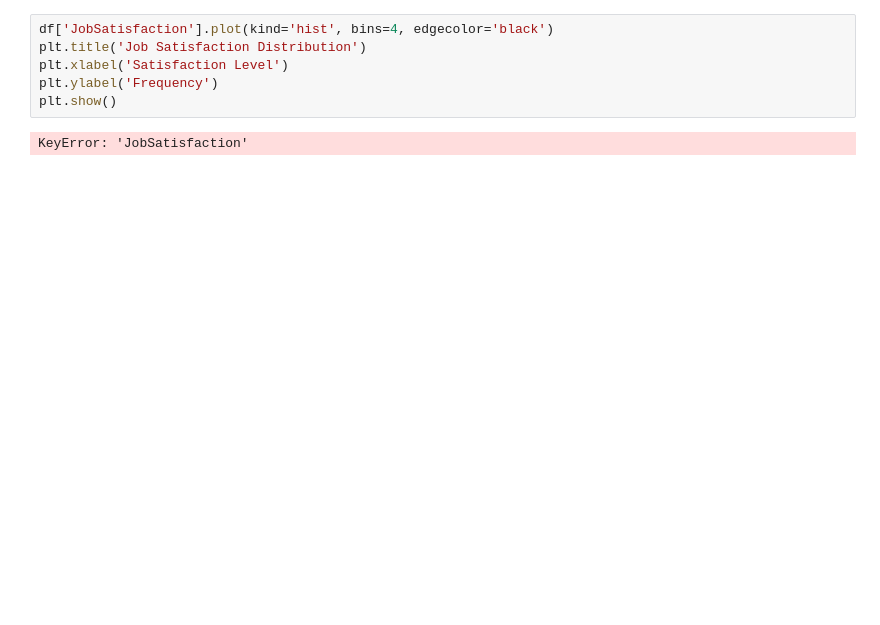
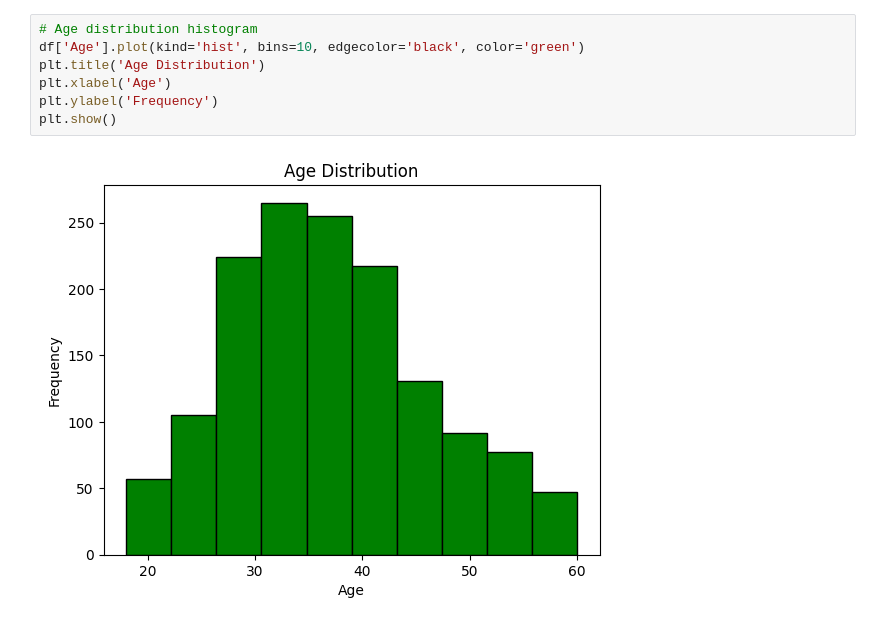
Before and after one commit to 00RahulGattu00/employee_attrition_analysis, a Jupyter notebook: emyployee_analysis.ipynb, the cells around one changed output. Cells and saved outputs as stored; diff of their text form; blank space fills up the shorter version.

```diff
--- a/emyployee_analysis.ipynb
+++ b/emyployee_analysis.ipynb
@@ -83,8 +106,9 @@ print(df.head())
 # %%
-df['JobSatisfaction'].plot(kind='hist', bins=4, edgecolor='black')
-plt.title('Job Satisfaction Distribution')
-plt.xlabel('Satisfaction Level')
+# Age distribution histogram
+df['Age'].plot(kind='hist', bins=10, edgecolor='black', color='green')
+plt.title('Age Distribution')
+plt.xlabel('Age')
 plt.ylabel('Frequency')
 plt.show()
 # %% [output]
-KeyError: 'JobSatisfaction'
+[figure, added]
```
Also changed, not shown: parts of 12 cells of this notebook.
